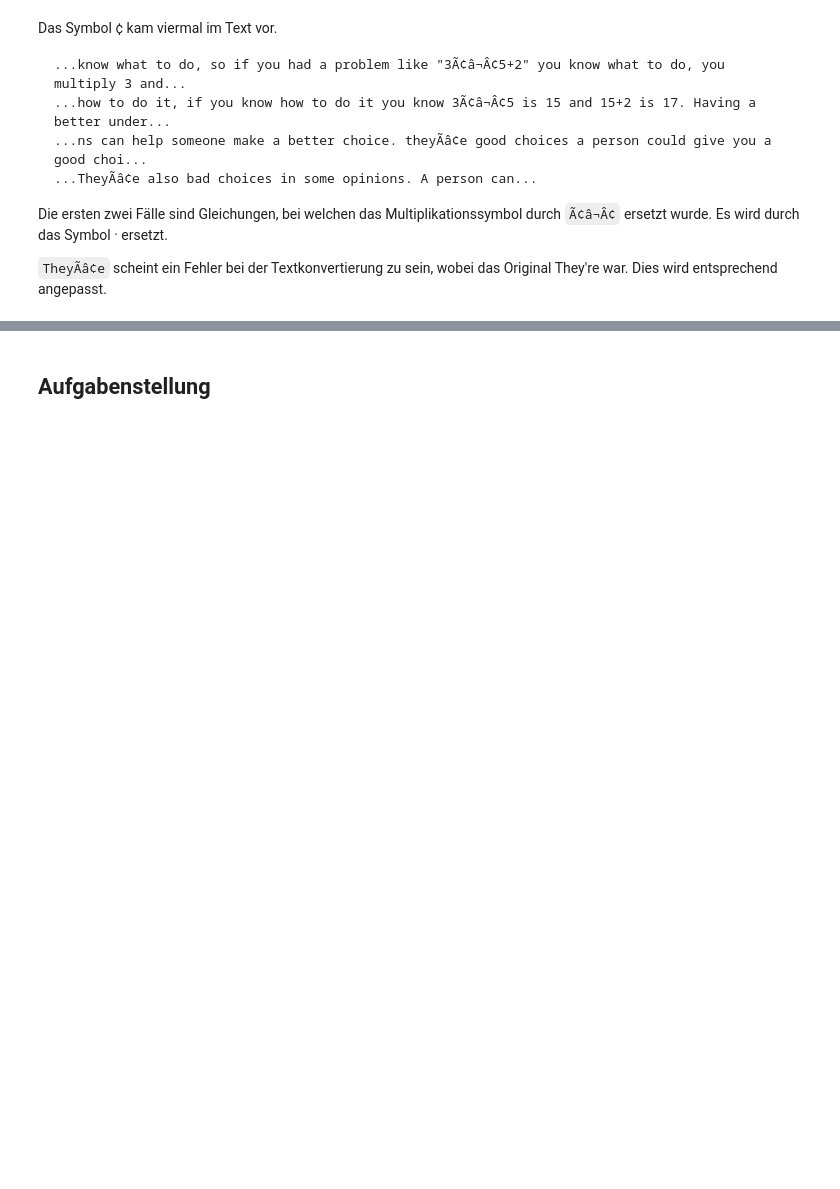
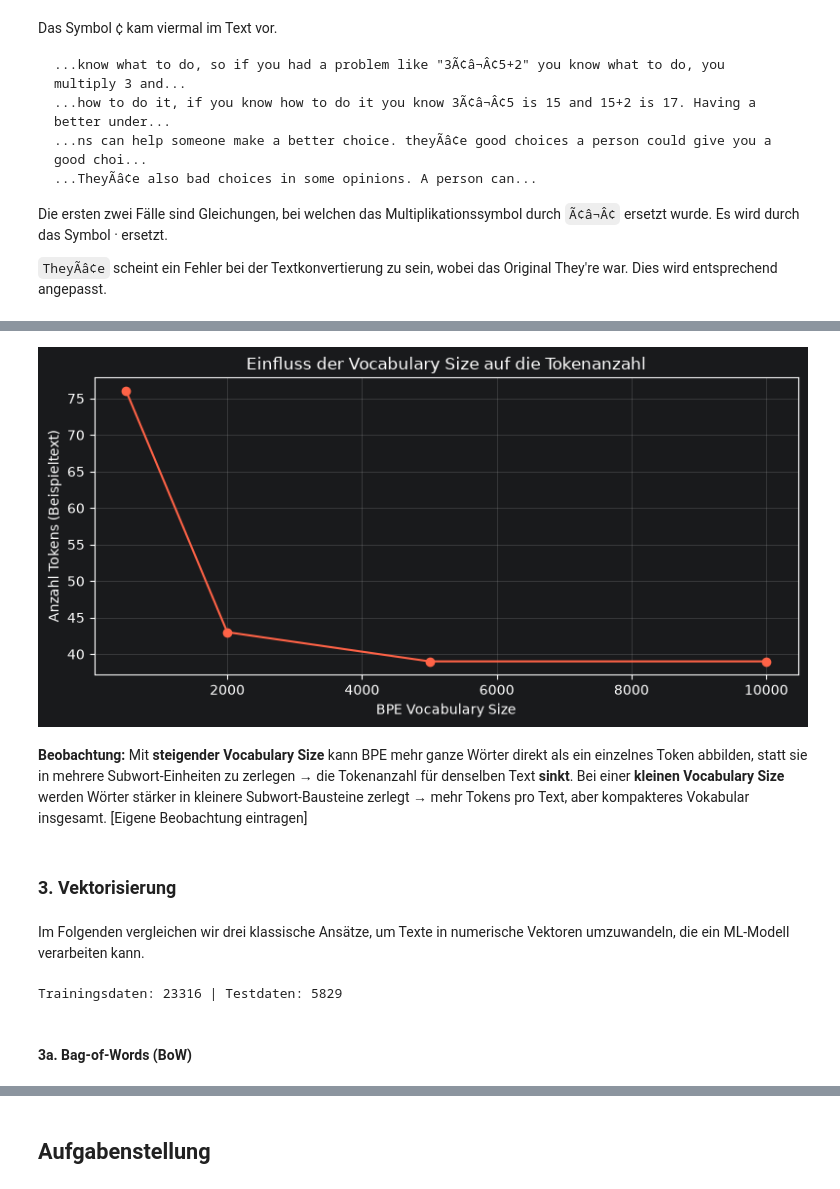
Before and after one commit to TheAmarok/Neue-Konzepte-Gruppe-9, a Jupyter notebook: Notebook_Abgabeversion.ipynb, the cells around one changed output, grey strips where cells are left out. Drawn from its saved outputs; the diff is of its cells as text; code cells hidden in the pictures; blank space fills up the shorter version.

```diff
--- a/Notebook_Abgabeversion.ipynb
+++ b/Notebook_Abgabeversion.ipynb
@@ -678,0 +781,15 @@ Die ersten zwei Fälle sind Gleichungen, bei welchen das Multiplikationssymbol d
+# %%
+# BPE-Tokenizer trainieren (mit der tokenizers-Bibliothek von HuggingFace)
+# Falls nicht installiert: !pip install tokenizers --quiet
+def train_bpe_tokenizer(texts, vocab_size=5000):
+    tokenizer = Tokenizer(BPE(unk_token="[UNK]"))
+    tokenizer.pre_tokenizer = Whitespace()
+    trainer = BpeTrainer(vocab_size=vocab_size, special_tokens=["[UNK]"])
+    tokenizer.train_from_iterator(texts, trainer=trainer)
+    return tokenizer
+
+# Trainieren auf einer Stichprobe des Korpus (Performance)
+sample_corpus = df["text"].sample(2000, random_state=42).tolist()
+bpe_tokenizer = train_bpe_tokenizer(sample_corpus, vocab_size=5000)
+
+print(f"BPE-Vokabular trainiert mit {bpe_tokenizer.get_vocab_size()} Subwort-Einheiten")
@@ -678,0 +919,14 @@ Die ersten zwei Fälle sind Gleichungen, bei welchen das Multiplikationssymbol d
+# %%
+# BPE mit unterschiedlichen Vocabulary Sizes trainieren und Top-Tokens vergleichen
+vocab_sizes = [500, 2000, 5000, 10000]
+bpe_results = {}
+
+for vsize in vocab_sizes:
+    tok = train_bpe_tokenizer(sample_corpus, vocab_size=vsize)
+    vocab = tok.get_vocab()
+    # Häufigste Tokens im Beispieltext mit diesem Vokabular
+    encoded = tok.encode(sample_text)
+    bpe_results[vsize] = encoded.tokens
+
+for vsize, tokens in bpe_results.items():
+    print(f"Vocab Size = {vsize:>6} | Anzahl Tokens im Beispieltext: {len(tokens):>3} | Erste Tokens: {tokens[:10]}")
@@ -678,0 +938,32 @@ Die ersten zwei Fälle sind Gleichungen, bei welchen das Multiplikationssymbol d
+# %%
+# Visualisierung: Anzahl Tokens im Beispieltext je Vocabulary Size
+token_counts = [len(tokens) for tokens in bpe_results.values()]
+
+fig, ax = plt.subplots(figsize=(8, 4))
+ax.plot(vocab_sizes, token_counts, marker="o", color="tomato")
+ax.set_xlabel("BPE Vocabulary Size")
+ax.set_ylabel("Anzahl Tokens (Beispieltext)")
+ax.set_title("Einfluss der Vocabulary Size auf die Tokenanzahl")
+ax.grid(alpha=0.3)
+plt.tight_layout()
+plt.show()
+# %% [output]
+[figure, added]
+# %% [markdown]
+**Beobachtung:**
+Mit **steigender Vocabulary Size** kann BPE mehr ganze Wörter direkt als ein einzelnes Token abbilden, statt sie in mehrere Subwort-Einheiten zu zerlegen → die Tokenanzahl für denselben Text **sinkt**. Bei einer **kleinen Vocabulary Size** werden Wörter stärker in kleinere Subwort-Bausteine zerlegt → mehr Tokens pro Text, aber kompakteres Vokabular insgesamt.
+[Eigene Beobachtung eintragen]
+# %% [markdown]
+### 3. Vektorisierung
+# %% [markdown]
+Im Folgenden vergleichen wir drei klassische Ansätze, um Texte in numerische Vektoren umzuwandeln, die ein ML-Modell verarbeiten kann.
+# %%
+# Train/Test Split für die Vektorisierungs-Experimente
+X_train, X_test, y_train, y_test = train_test_split(
+    df["text"], df["generated"], test_size=0.2, random_state=42, stratify=df["generated"]
+)
+print(f"Trainingsdaten: {len(X_train)} | Testdaten: {len(X_test)}")
+# %% [output]
+Trainingsdaten: 23316 | Testdaten: 5829
+# %% [markdown]
+#### 3a. Bag-of-Words (BoW)
```
Also changed, not shown: parts of 48 cells of this notebook.
